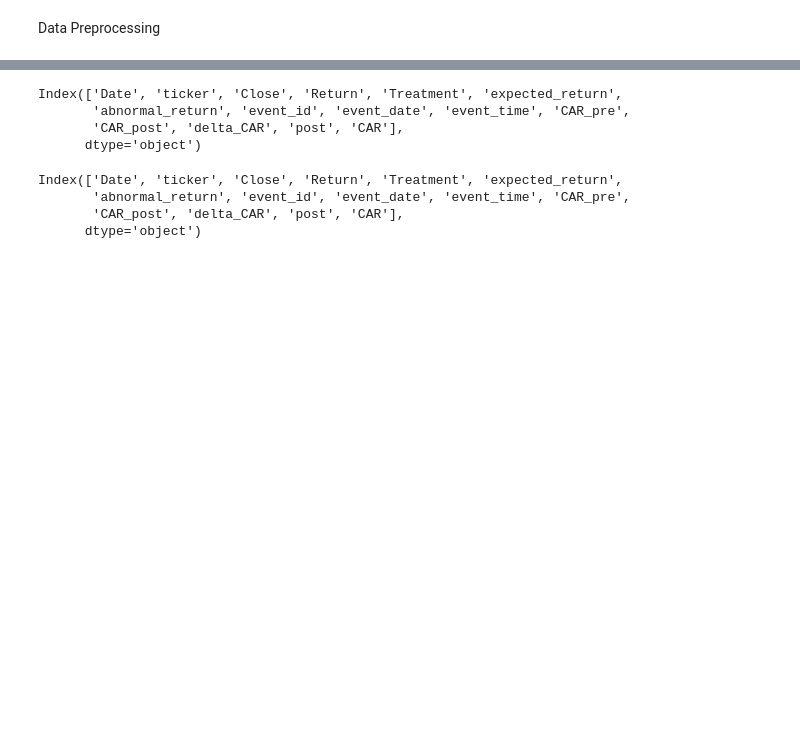
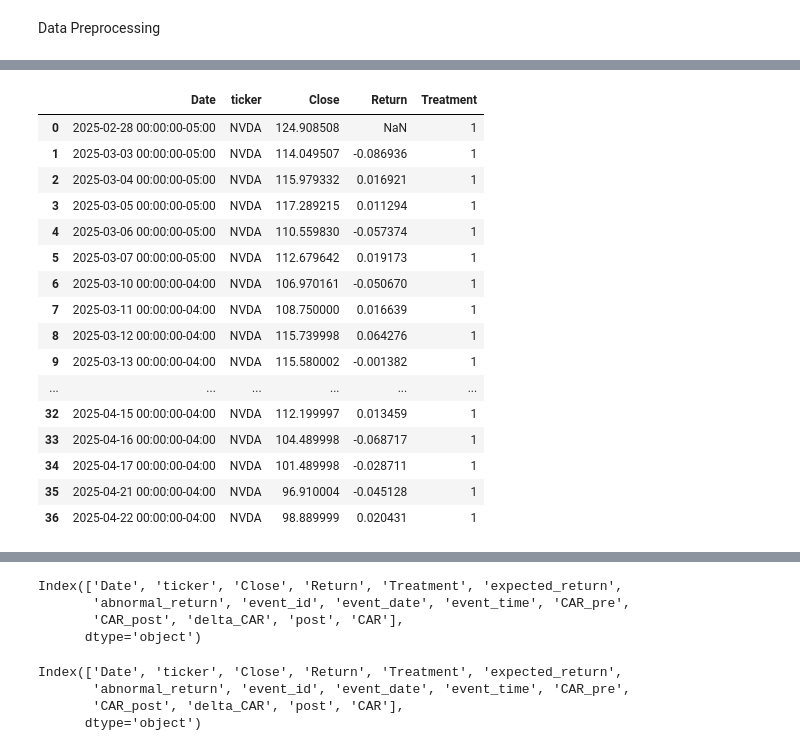
Before and after one commit to CynthiaShiyue/IDS701_Causal_Report_Project, a Jupyter notebook: Data.ipynb, the cells around one changed output, grey strips where cells are left out. Saved outputs shown, nothing was run; the diff lists cells and outputs as text; code cells hidden in the pictures; blank space fills up the shorter version.

Commit message:
update feature table

```diff
--- a/Data.ipynb
+++ b/Data.ipynb
@@ -46,6 +51,27 @@ def daily_return_price(ticker, start_date, end_date, treatment_flag):
     df = df.reset_index()  # turn 'Date' from index to column
 
     return df[["Date", "ticker", "Close", "Return", "Treatment"]]
+# %%
+df = daily_return_price("NVDA", "2025-2-28", "2025-4-23", 1)
+df
+# %% [output]
+|  | Date | ticker | Close | Return | Treatment |
+| 0 | 2025-02-28 00:00:00-05:00 | NVDA | 124.908508 | NaN | 1 |
+| 1 | 2025-03-03 00:00:00-05:00 | NVDA | 114.049507 | -0.086936 | 1 |
+| 2 | 2025-03-04 00:00:00-05:00 | NVDA | 115.979332 | 0.016921 | 1 |
+| 3 | 2025-03-05 00:00:00-05:00 | NVDA | 117.289215 | 0.011294 | 1 |
+| 4 | 2025-03-06 00:00:00-05:00 | NVDA | 110.559830 | -0.057374 | 1 |
+| 5 | 2025-03-07 00:00:00-05:00 | NVDA | 112.679642 | 0.019173 | 1 |
+| 6 | 2025-03-10 00:00:00-04:00 | NVDA | 106.970161 | -0.050670 | 1 |
+| 7 | 2025-03-11 00:00:00-04:00 | NVDA | 108.750000 | 0.016639 | 1 |
+| 8 | 2025-03-12 00:00:00-04:00 | NVDA | 115.739998 | 0.064276 | 1 |
+| 9 | 2025-03-13 00:00:00-04:00 | NVDA | 115.580002 | -0.001382 | 1 |
+| ... | ... | ... | ... | ... | ... |
+| 32 | 2025-04-15 00:00:00-04:00 | NVDA | 112.199997 | 0.013459 | 1 |
+| 33 | 2025-04-16 00:00:00-04:00 | NVDA | 104.489998 | -0.068717 | 1 |
+| 34 | 2025-04-17 00:00:00-04:00 | NVDA | 101.489998 | -0.028711 | 1 |
+| 35 | 2025-04-21 00:00:00-04:00 | NVDA | 96.910004 | -0.045128 | 1 |
+| 36 | 2025-04-22 00:00:00-04:00 | NVDA | 98.889999 | 0.020431 | 1 |
 # %%
 # Treatment Group
 NVDA_df = daily_return_price("NVDA", "2020-12-31", "2024-12-31", 1)  # NVIDIA
```
Also changed, not shown: parts of 1 cell of this notebook.
